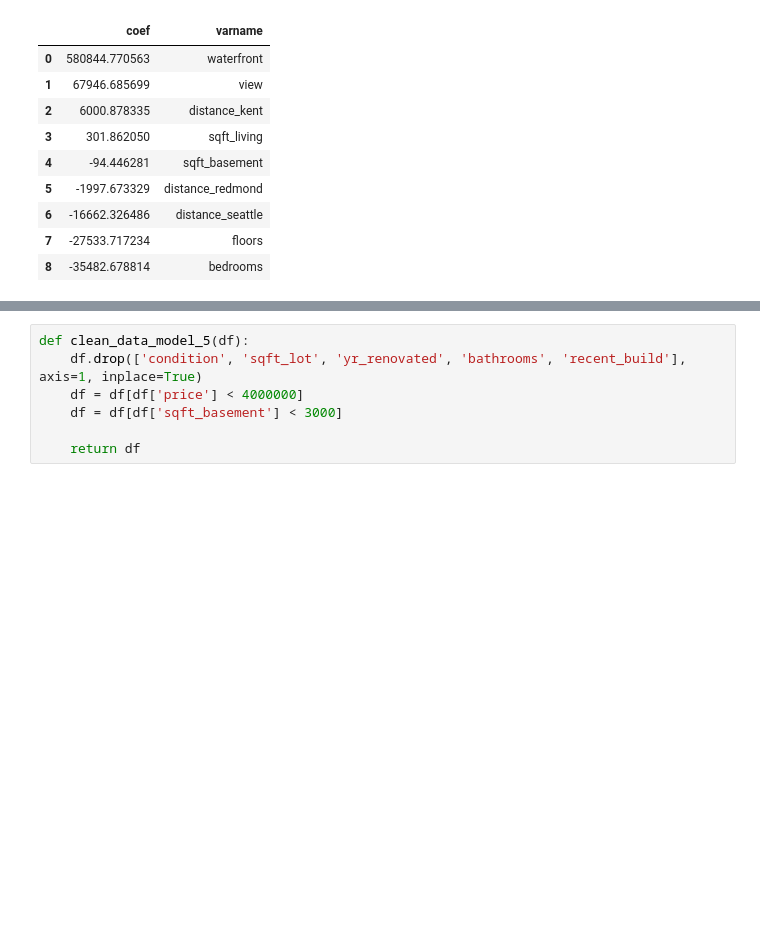
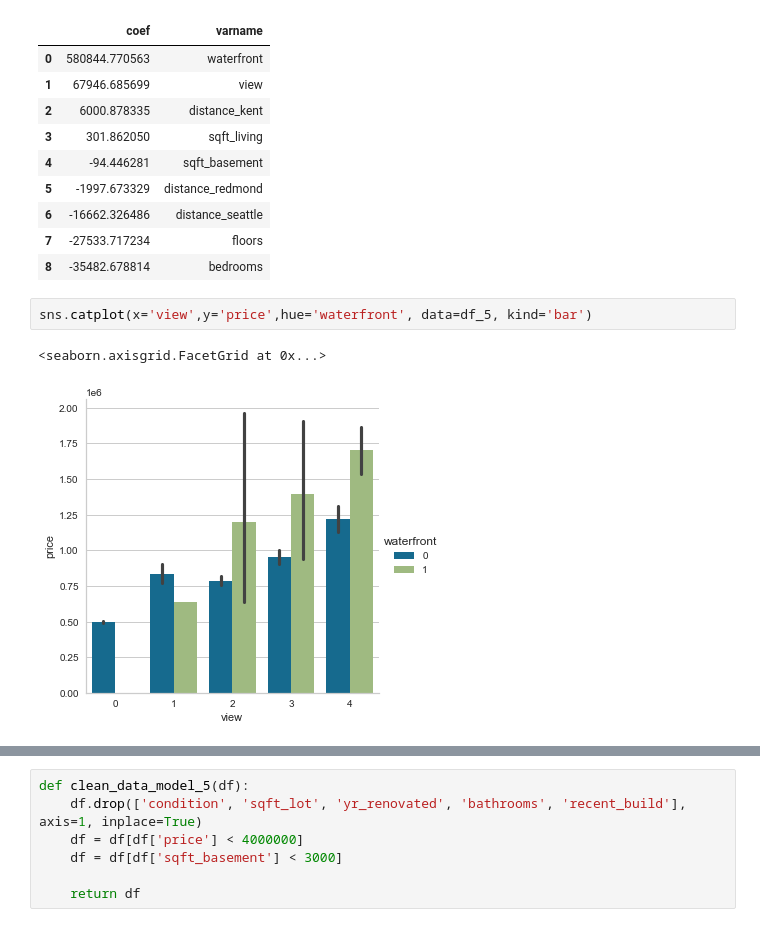
Before and after one commit to DataDoggo215/dsc-phase2-project, a Jupyter notebook: Master.ipynb, the cells around one changed output, grey strips where cells are left out. Saved outputs shown, nothing was run; the diff lists cells and outputs as text; blank space fills up the shorter version.

Commit message:
added back view plot

```diff
--- a/Master.ipynb
+++ b/Master.ipynb
@@ -795,6 +795,11 @@ coef_df.sort_values('coef', ascending=False, ignore_index= True)
 | 6 | -16662.326486 | distance_seattle |
 | 7 | -27533.717234 | floors |
 | 8 | -35482.678814 | bedrooms |
+# %%
+sns.catplot(x='view',y='price',hue='waterfront', data=df_5, kind='bar')
+# %% [output]
+<seaborn.axisgrid.FacetGrid at 0x...>
+[figure, added]
 # %%
 fig, ax = plt.subplots(figsize=(8, 5))
 coef_df.plot(x='varname', y='coef', kind='bar',
```
Also changed, not shown: parts of 6 cells of this notebook.
